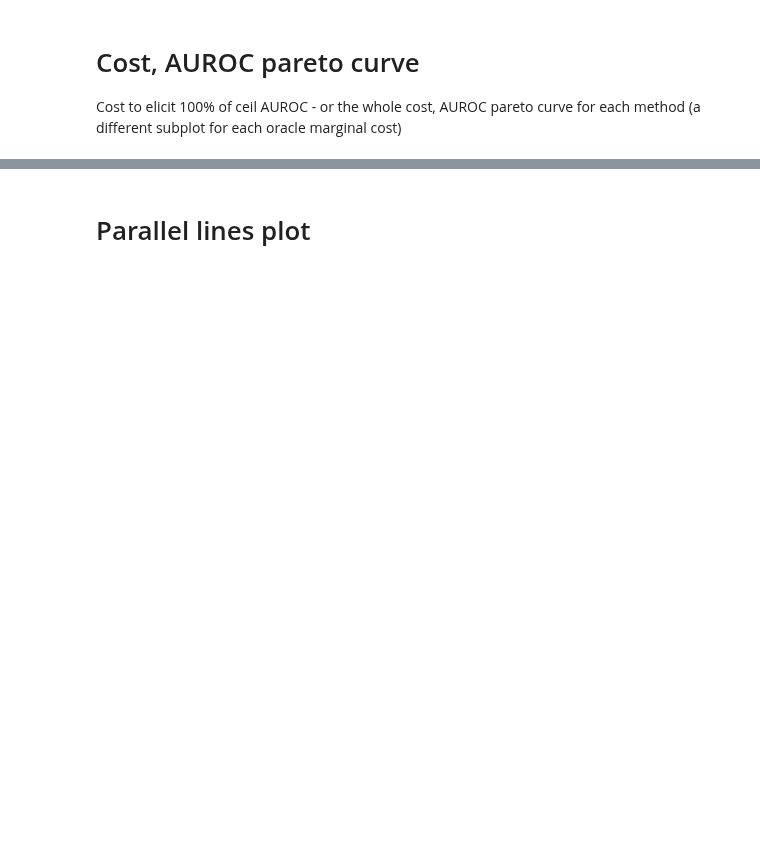
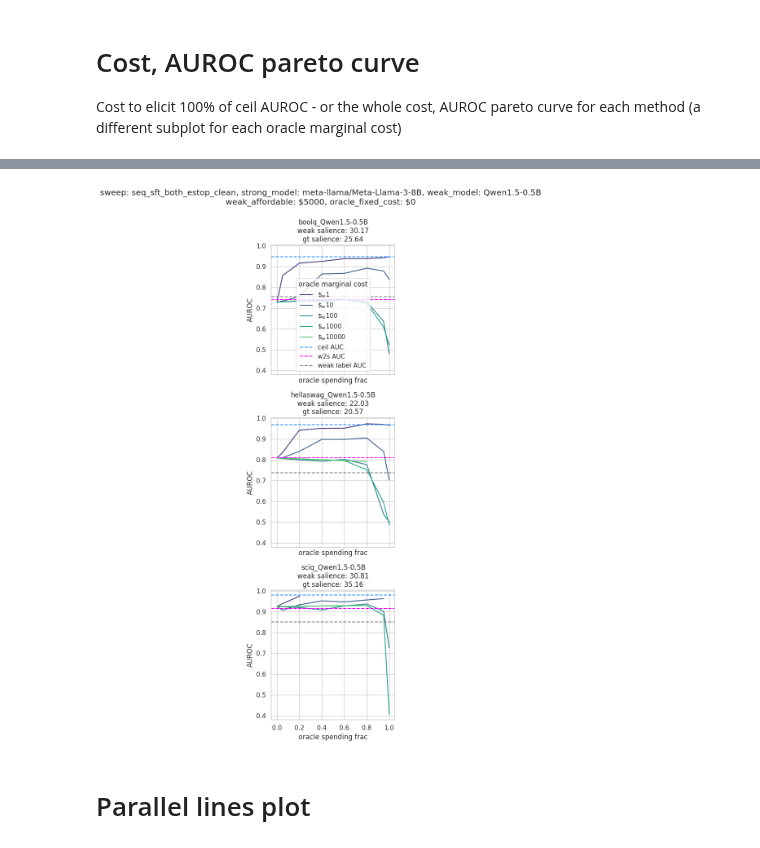
Before and after one commit to EleutherAI/scalable-elicitation, a Jupyter notebook: analysis.ipynb, the cells around one changed output, grey strips where cells are left out. Saved outputs shown, nothing was run; the diff lists cells and outputs as text; code cells hidden in the pictures; blank space fills up the shorter version.

```diff
--- a/analysis.ipynb
+++ b/analysis.ipynb
@@ -1083,6 +658,18 @@ WARNING: boolq_Qwen1.5-4B has 27 runs, expected 25
 # %% [markdown]
 # Cost, AUROC pareto curve
 Cost to elicit 100% of ceil AUROC - or the whole cost, AUROC pareto curve for each method (a different subplot for each oracle marginal cost)
+# %%
+def find_result_by_n(n_weak, n_oracle, run_name, atol=0., rtol=0., verbose=True):
+    curr_df = results_df.loc[run_name]
+    curr_df = curr_df[np.isclose(curr_df["num_oracle"], n_oracle, atol=atol, rtol=rtol)]
+    curr_df = curr_df[np.isclose(curr_df["num_weak"], n_weak, atol=atol, rtol=rtol)]
+    if len(curr_df) == 0:
+        if verbose:
+            print(f"WARNING: {run_name} has no results for ({n_weak}, {n_oracle})")
+        return
+    elif len(curr_df) > 1 and verbose:
+        print(f"WARNING: {run_name} has {len(curr_df)} results for ({n_weak}, {n_oracle}), using their mean")
+    return curr_df["auroc"].mean()
 # %%
 # I want a pareto curve. Each point shows the cheapest cost at which you can attain that AUC,
 # or the highest AUC you can attain with that cost
@@ -1209,0 +772,76 @@ WARNING: hellaswag_Qwen1.5-0.5B has 49 runs, expected 25
+# %%
+sns.set_theme(style="whitegrid")
+sns.set_palette("viridis")
+
+weak_affordable = 5000
+weak_model = "Qwen1.5-0.5B"
+strong_model = "meta-llama/Meta-Llama-3-8B"
+sweep_name = "seq_sft_both_estop_clean"
+oracle_fixed_cost = 0
+
+oracle_spending_fracs = [0.0, 0.05, 0.2, 0.4, 0.6, 0.8, 0.95, 1.0] # np.linspace(0, 1, 11, endpoint=True)
+oracle_marginal_costs = [1, 10, 100, 1000, 10_000]
+
+base_ds_names = ["boolq", "hellaswag", "sciq"]
+kinds = ["{base_name}_" + weak_model,]
+# kinds = ["{base_name}_" + weak_model + "_shuffled_err", "{base_name}_" + weak_model, "{base_name}_" + strong_model.split('/')[-1] + "_stopped_at_" + weak_model]
+fig, axs = plt.subplots(len(base_ds_names), len(kinds), figsize=(len(kinds) * 4, 2 + 4 * len(base_ds_names)), sharex=True, sharey=True)
+axs = axs.reshape((len(base_ds_names), -1))
+for i, base_ds_name in enumerate(base_ds_names):
+    for j, kind in enumerate(kinds):
+        plt.sca(axs[i, j])
+        ds_name = kind.format(base_name=base_ds_name)
+        run_name = (ds_name,
+            strong_model,
+            sweep_name)
+
+        saliences = salience_df.loc[(ds_name, strong_model)]
+        salience_weak, salience_oracle = saliences["salience_weak"], saliences["salience_oracle"]
+
+        for omc in oracle_marginal_costs:
+            aurocs = []
+            used_oracle_spending_fracs = []
+            for osf in oracle_spending_fracs:
+                n_weak = int((1 - osf) * weak_affordable)
+                maybe_oracle_fixed_cost = oracle_fixed_cost if osf > 0 else 0
+                n_oracle = int(max(osf * weak_affordable - maybe_oracle_fixed_cost, 0) / omc)
+                # print(f"({n_weak}, {n_oracle}),")
+                auroc = find_result_by_n(n_weak, n_oracle, run_name, rtol=0.05)
+                if auroc is not None:
+                    aurocs.append(auroc)
+                    used_oracle_spending_fracs.append(osf)
+
+            plt.plot(used_oracle_spending_fracs, aurocs, label=f"$\\$_w{omc}$")
+
+
+        # get seq_sft_both_estop results for floor and w2s and ceiling
+        idxer = (run_name[0], run_name[1], "seq_sft_both_estop_clean")
+        X = gp_models.loc[idxer]["X"]
+        y = gp_models.loc[idxer]["y"]
+        # get ceiling
+        # subject to nw = 0, get argmax no
+        ceil_no = X[X[:, 0] == 0][:, 1].max()
+        ceil_idx = np.where((X[:, 0] == 0) & (X[:, 1] == ceil_no))[0][0]
+        ceil = y[ceil_idx]
+
+        # get floor
+        floor = saliences["weak_label_auroc"]
+
+        # get w2s
+        w2s_nw = X[X[:, 1] == 0][:, 0].max()
+        w2s_idx = np.where((X[:, 0] == w2s_nw) & (X[:, 1] == 0))[0][0]
+        w2s = y[w2s_idx]
+
+        plt.axhline(ceil, linestyle="--", color="dodgerblue", label=f"ceil AUC") # ({round(10**ceil_no - 1)} oracle exs)")
+        plt.axhline(w2s, linestyle="--", color="fuchsia", label=f"w2s AUC") # ({round(10**w2s_nw - 1)} weak exs)")
+        plt.axhline(floor, linestyle="--", color="gray", label="weak label AUC")
+
+        plt.xlabel("oracle spending frac")
+        plt.ylabel("AUROC")
+        plt.title(f"{ds_name}\nweak salience: {salience_weak:.2f}\ngt salience: {salience_oracle:.2f}")
+        if i == 0 and j == 0:
+            plt.legend(title="oracle marginal cost")
+plt.suptitle(f"sweep: {sweep_name}, strong_model: {strong_model}, weak_model: {weak_model}\nweak_affordable: \\${weak_affordable}, oracle_fixed_cost: \\${oracle_fixed_cost}\n")
+plt.tight_layout()
+plt.show()
+# %% [output]
@@ -1210,3 +865,4 @@ WARNING: hellaswag_Qwen1.5-0.5B has 49 runs, expected 25
+[figure, added]
 # %% [markdown]
 # Parallel lines plot
 # %%
```
Also changed, not shown: parts of 46 cells of this notebook, 3 other files.
